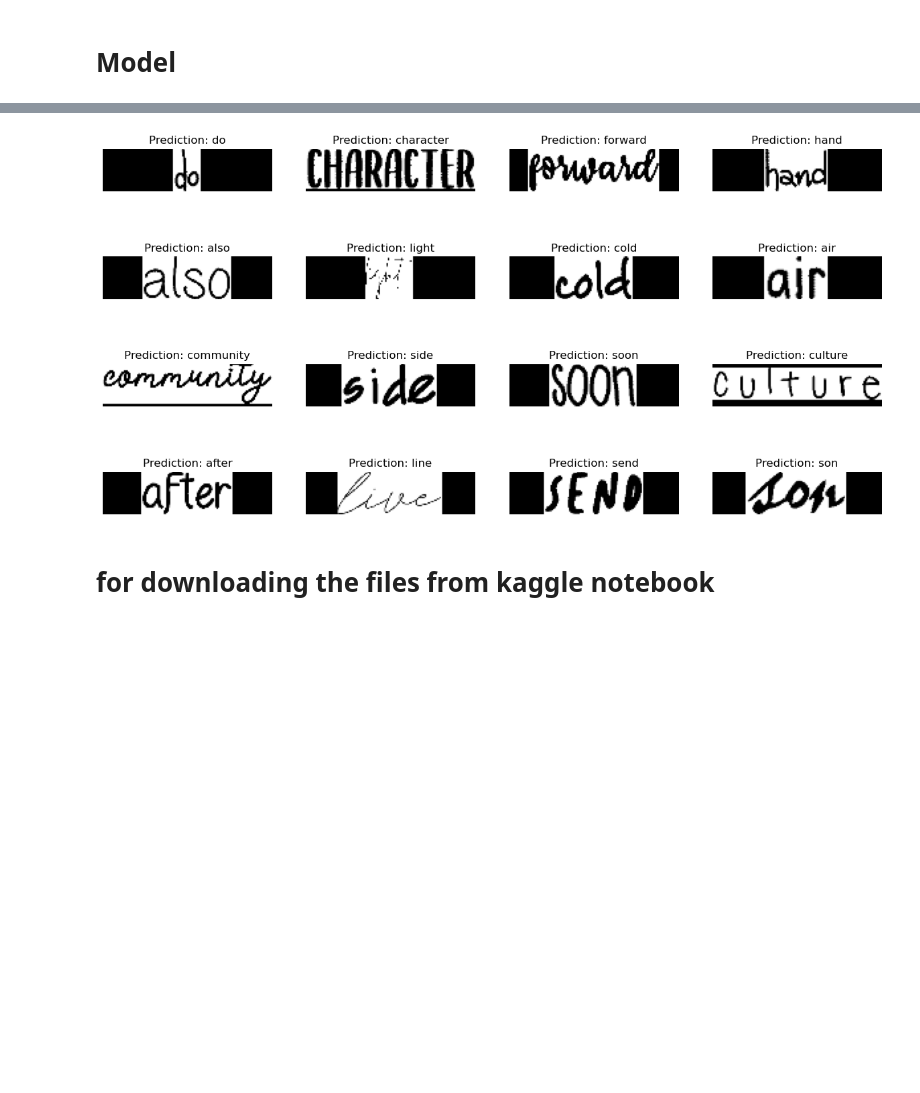
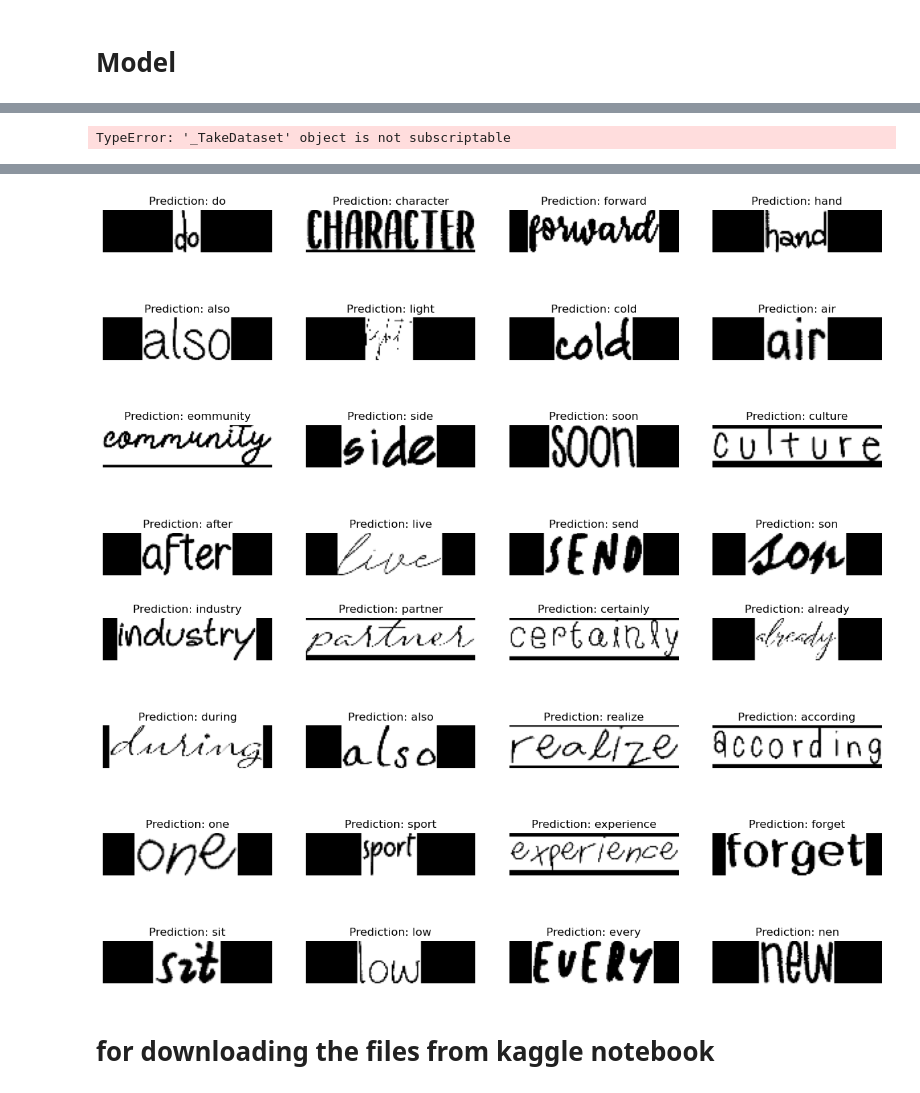
Before and after one commit to Kartik0806/HandWritingRecognition, a Jupyter notebook: OCR/kartikocr.ipynb, the cells around one changed output, grey strips where cells are left out. Cells and saved outputs as stored; diff of their text form; code cells hidden in the pictures; blank space fills up the shorter version.

```diff
--- a/OCR/kartikocr.ipynb
+++ b/OCR/kartikocr.ipynb
@@ -368,10 +287,3 @@ ________________________________________________________________________________
 from keras.callbacks import EarlyStopping
 # %%
 early_stop=EarlyStopping(patience=3, monitor='val_loss')
-# %%
-validation_images = []
-validation_labels = []
-
-for batch in valid:
-    validation_images.append(batch["image"])
-    validation_labels.append(batch["label"])
@@ -449,10 +335,20 @@ Epoch 60/60
+# %%
+from keras.models import load_model
+model=keras.models.load_model('/kaggle/working/OCR.tf')
+prediction_model=keras.models.Model(model.get_layer(name='image').input,
+                                    model.get_layer(name='dense2').output)
+# %%
+for batch in train.take(1):
+    batch_images = batch["image"]
+# %% [output]
+TypeError: '_TakeDataset' object is not subscriptable
 # %%
 def decode_batch_predictions(pred):
     input_len = np.ones(pred.shape[0]) * pred.shape[1]
-    # Use greedy search. For complex tasks, you can use beam search.
-    results = keras.backend.ctc_decode(pred, input_length=input_len, greedy=True)[0][0][
-        :, :maxlength
-    ]
+    # Use greedy search. For omplex tasks, you can use beam search.
+    results = keras.backend.ctc_decode(pred,
+                                       input_length=input_len,
+                                       greedy=True)[0][0][:, :maxlength]
     # Iterate over the results and get back the text.
     output_text = []
     for res in results:
@@ -463,7 +359,7 @@ def decode_batch_predictions(pred):
 
 
 #  Let's check results on some test samples.
-for batch in train.take(1):
+for batch in train.take(2):
     batch_images = batch["image"]
     _, ax = plt.subplots(4, 4, figsize=(15, 8))
 
@@ -488 +385,2 @@ plt.show()
 [figure]
+[figure, added]
```
Also changed, not shown: parts of 11 cells of this notebook.
